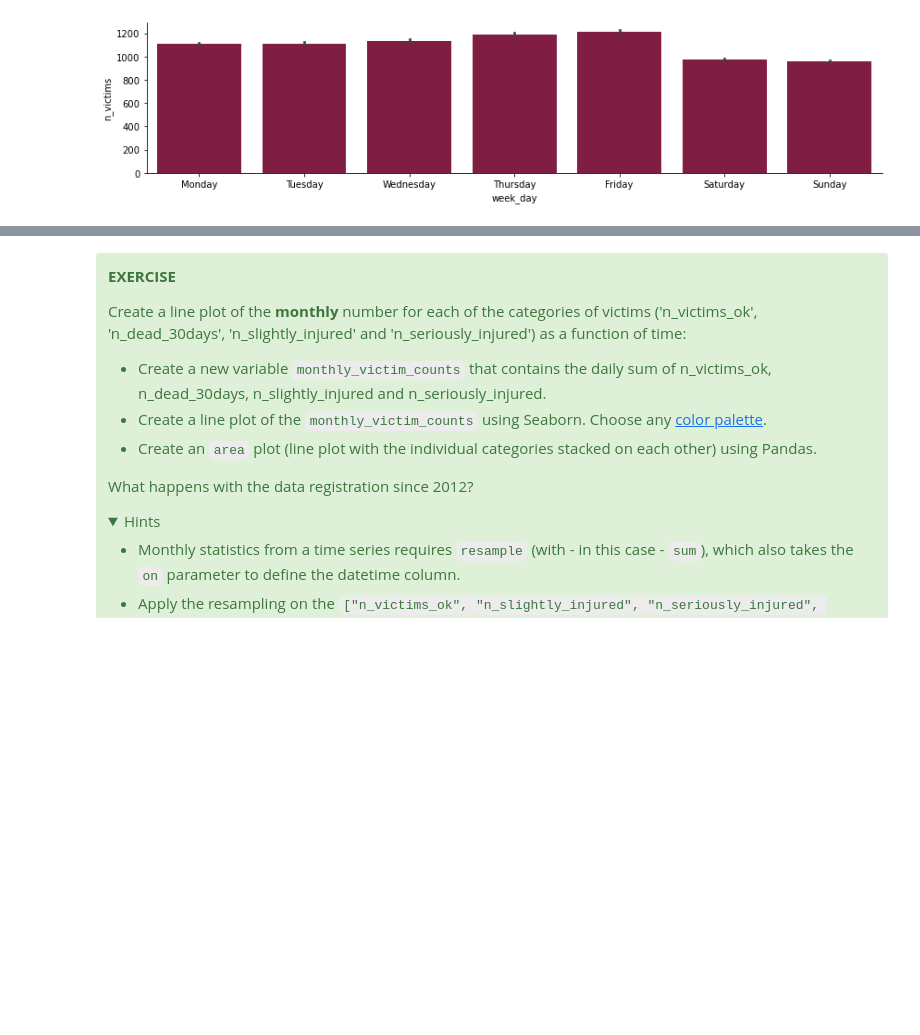
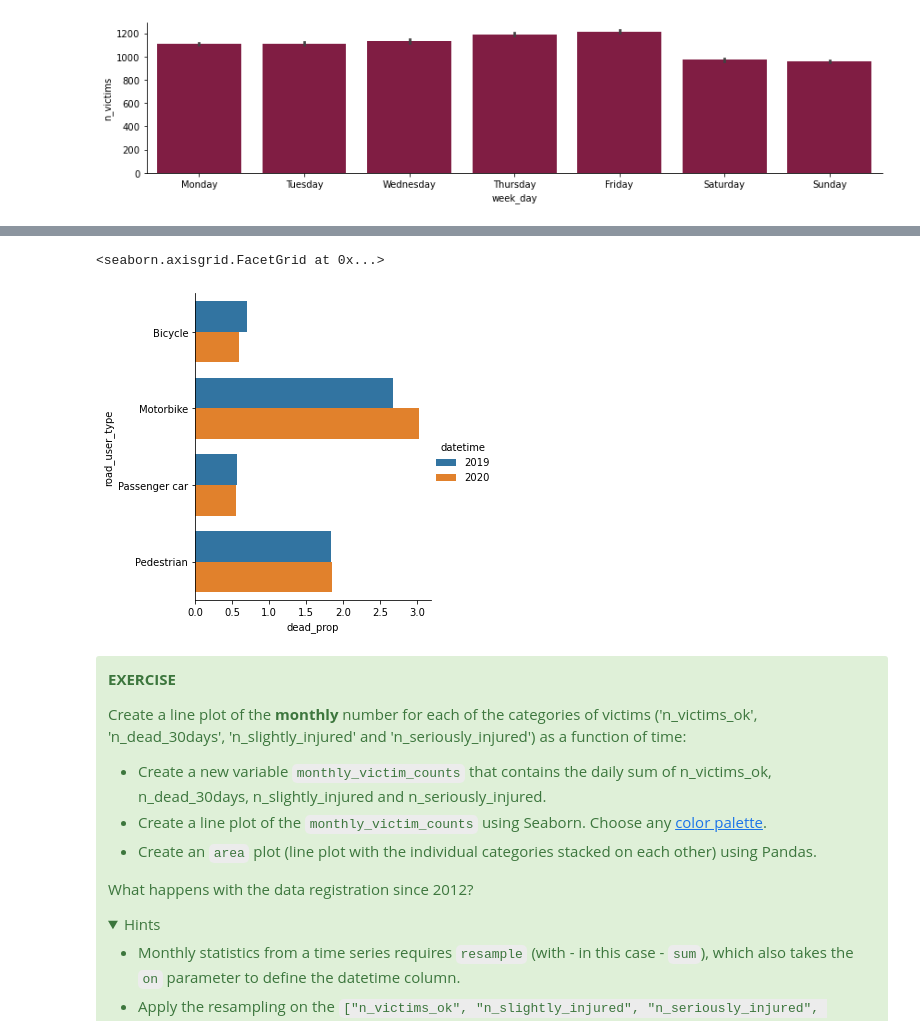
Before and after one commit to jorisvandenbossche/course-python-data, a Jupyter notebook: notebooks/visualization_02_seaborn.ipynb, the cells around one changed output, grey strips where cells are left out. Saved outputs shown, nothing was run; the diff lists cells and outputs as text; code cells hidden in the pictures; folded sections open; blank space fills up the shorter version.

Commit message:
Add exercise on dead proportion

```diff
--- a/notebooks/visualization_02_seaborn.ipynb
+++ b/notebooks/visualization_02_seaborn.ipynb
@@ -487,3 +510,25 @@ sns.catplot(data=fl_motowar_20s,
+# %%
+# filter the data
+compare_dead_30 = casualties.set_index("datetime")["2019": "2021"]
+compare_dead_30 = compare_dead_30[compare_dead_30["road_user_type"].isin(
+    ["Bicycle", "Passenger car", "Pedestrian", "Motorbike"])]
+
+# Sum the victims and dead within 30 days victims for each year/road-user type combination
+compare_dead_30 = compare_dead_30.groupby(
+    ["road_user_type", compare_dead_30.index.year])[["n_dead_30days", "n_victims"]].sum().reset_index()
+
+# create a new colum with the percentage deads
+compare_dead_30["dead_prop"] = compare_dead_30["n_dead_30days"]/compare_dead_30["n_victims"] * 100
+# %%
+sns.catplot(data=compare_dead_30,
+            x="dead_prop",
+            y="road_user_type",
+            kind="bar",
+            hue="datetime"
+           )
+# %% [output]
+<seaborn.axisgrid.FacetGrid at 0x...>
+[figure, added]
 # %% [markdown]
 <div class="alert alert-success">
 
```
Also changed, not shown: parts of 1 cell of this notebook, 1 other file.
